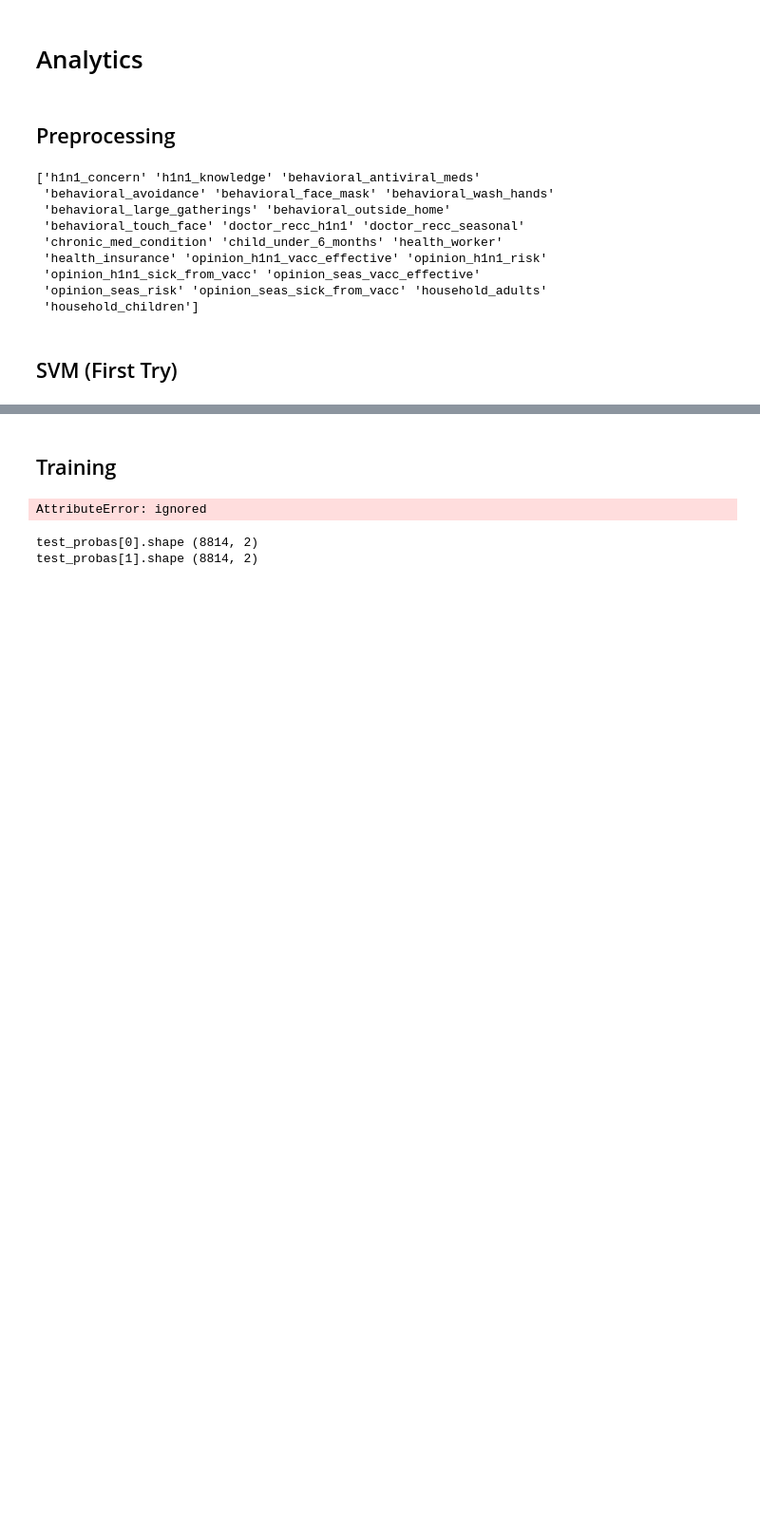
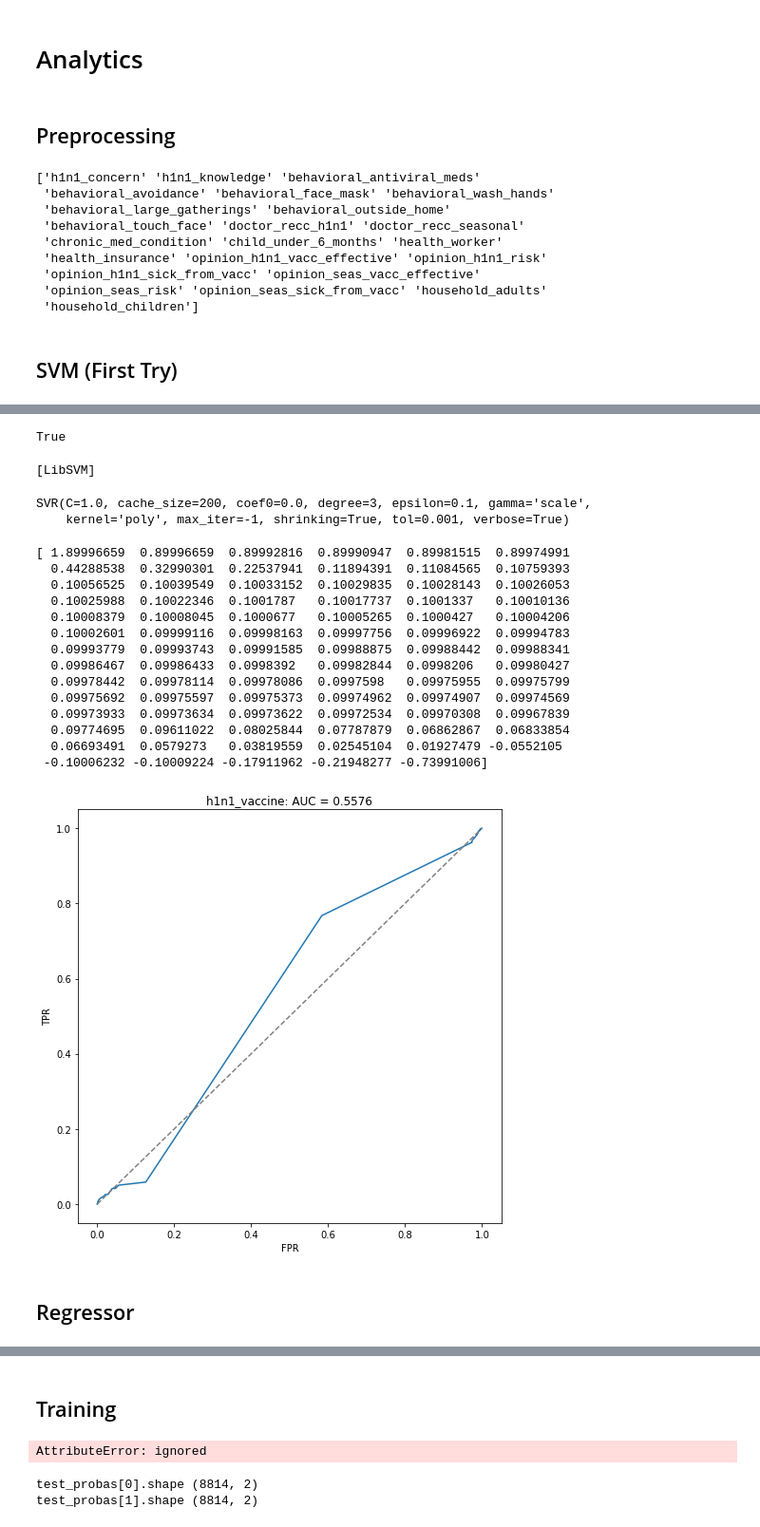
Before and after one commit to fabianlae/Predict-H1N1-and-Seasonal-Flu-Vaccines, a Jupyter notebook: Flushot_Entscheidungsbaum.ipynb, the cells around one changed output, grey strips where cells are left out. Shown at 95% size. Saved outputs shown, nothing was run; the diff lists cells and outputs as text; code cells hidden in the pictures; blank space fills up the shorter version.

```diff
--- a/Flushot_Entscheidungsbaum.ipynb
+++ b/Flushot_Entscheidungsbaum.ipynb
@@ -299,0 +283,62 @@ ValueError: ignored
+# %%
+X_train, X_eval, y_train, y_eval = train_test_split(num_features_array, h1n1_label, test_size=0.2, random_state=42)
+# %%
+len(X_train)==len(y_train)
+# %% [output]
+True
+# %%
+clf = svm.SVR(kernel='poly', verbose=True, degree=3)
+clf.fit(X_train, y_train)
+# %% [output]
+[LibSVM]
+SVR(C=1.0, cache_size=200, coef0=0.0, degree=3, epsilon=0.1, gamma='scale',
+    kernel='poly', max_iter=-1, shrinking=True, tol=0.001, verbose=True)
+# %%
+pred = clf.predict(X_eval)
+# %%
+import matplotlib.pyplot as plt
+
+def plot_roc(y_true, y_score, label_name, ax):
+    fpr, tpr, thresholds = roc_curve(y_true, y_score)
+    # print(thresholds)
+    ax.plot(fpr, tpr)
+    ax.plot([0, 1], [0, 1], color='grey', linestyle='--')
+    ax.set_ylabel('TPR')
+    ax.set_xlabel('FPR')
+    ax.set_title(
+        f"{label_name}: AUC = {roc_auc_score(y_true, y_score):.4f}"
+    )
+# %%
+fig, ax = plt.subplots(1, 1, figsize=(7, 7))
+
+plot_roc(
+    y_eval,
+    pred,
+    'h1n1_vaccine',
+    ax=ax
+)
+# plot_roc(
+#     y_eval['seasonal_vaccine'],
+#     y_preds['seasonal_vaccine'],
+#     'seasonal_vaccine',
+#     ax=ax[1]
+# )
+fig.tight_layout()
+# %% [output]
+[ 1.89996659  0.89996659  0.89992816  0.89990947  0.89981515  0.89974991
+  0.44288538  0.32990301  0.22537941  0.11894391  0.11084565  0.10759393
+  0.10056525  0.10039549  0.10033152  0.10029835  0.10028143  0.10026053
+  0.10025988  0.10022346  0.1001787   0.10017737  0.1001337   0.10010136
+  0.10008379  0.10008045  0.1000677   0.10005265  0.1000427   0.10004206
+  0.10002601  0.09999116  0.09998163  0.09997756  0.09996922  0.09994783
+  0.09993779  0.09993743  0.09991585  0.09988875  0.09988442  0.09988341
+  0.09986467  0.09986433  0.0998392   0.09982844  0.0998206   0.09980427
+  0.09978442  0.09978114  0.09978086  0.0997598   0.09975955  0.09975799
+  0.09975692  0.09975597  0.09975373  0.09974962  0.09974907  0.09974569
+  0.09973933  0.09973634  0.09973622  0.09972534  0.09970308  0.09967839
+  0.09774695  0.09611022  0.08025844  0.07787879  0.06862867  0.06833854
+  0.06693491  0.0579273   0.03819559  0.02545104  0.01927479 -0.0552105
+ -0.10006232 -0.10009224 -0.17911962 -0.21948277 -0.73991006]
+[figure, added]
+# %% [markdown]
+## Regressor
```
Also changed, not shown: parts of 10 cells of this notebook.
